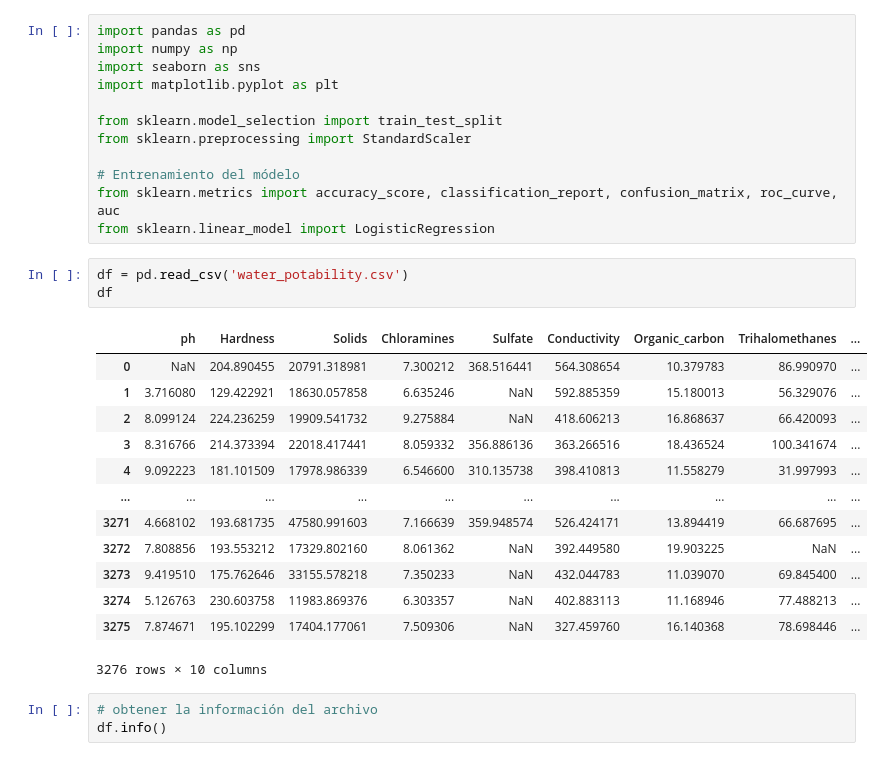
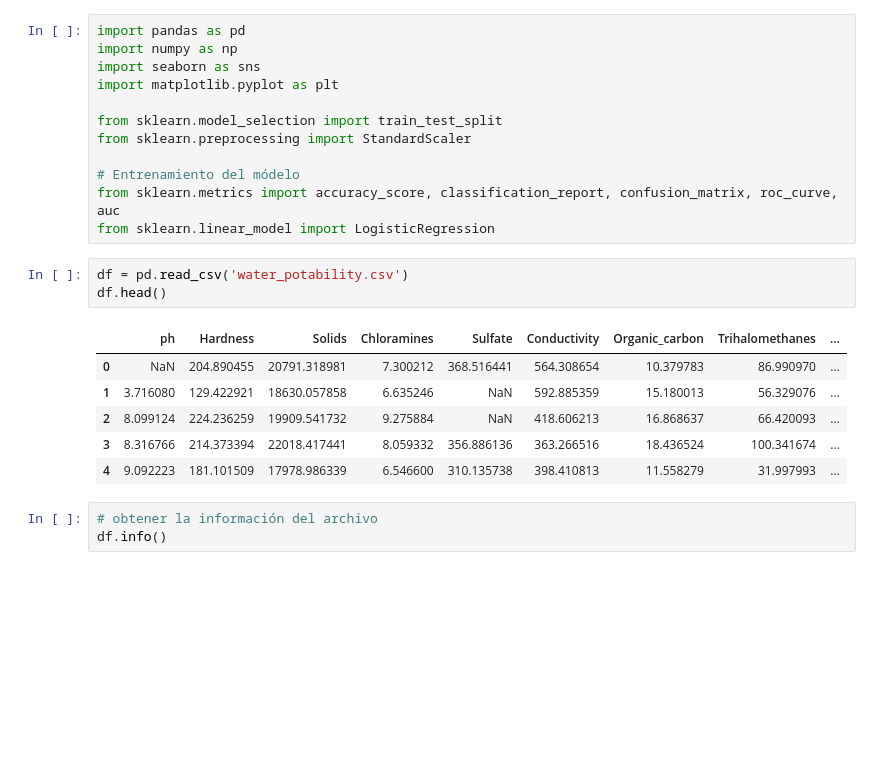
Before and after one commit to dbsrunsaac/inteligencia-artificial, a Jupyter notebook: MACHINE LEARNING/PYTHON/1. POTABILIDAD AGUA/potabilidad_agua.ipynb, the cells around one changed output. Drawn from its saved outputs; the diff is of its cells as text; blank space fills up the shorter version.

```diff
--- a/MACHINE LEARNING/PYTHON/1. POTABILIDAD AGUA/potabilidad_agua.ipynb
+++ b/MACHINE LEARNING/PYTHON/1. POTABILIDAD AGUA/potabilidad_agua.ipynb
@@ -12,21 +12,14 @@ from sklearn.metrics import accuracy_score, classification_report, confusion_mat
 from sklearn.linear_model import LogisticRegression
 # %%
 df = pd.read_csv('water_potability.csv')
-df
+df.head()
 # %% [output]
 |  | ph | Hardness | Solids | Chloramines | Sulfate | Conductivity | Organic_carbon | Trihalomethanes | ... |
 | 0 | NaN | 204.890455 | 20791.318981 | 7.300212 | 368.516441 | 564.308654 | 10.379783 | 86.990970 | ... |
 | 1 | 3.716080 | 129.422921 | 18630.057858 | 6.635246 | NaN | 592.885359 | 15.180013 | 56.329076 | ... |
 | 2 | 8.099124 | 224.236259 | 19909.541732 | 9.275884 | NaN | 418.606213 | 16.868637 | 66.420093 | ... |
 | 3 | 8.316766 | 214.373394 | 22018.417441 | 8.059332 | 356.886136 | 363.266516 | 18.436524 | 100.341674 | ... |
 | 4 | 9.092223 | 181.101509 | 17978.986339 | 6.546600 | 310.135738 | 398.410813 | 11.558279 | 31.997993 | ... |
-| ... | ... | ... | ... | ... | ... | ... | ... | ... | ... |
-| 3271 | 4.668102 | 193.681735 | 47580.991603 | 7.166639 | 359.948574 | 526.424171 | 13.894419 | 66.687695 | ... |
-| 3272 | 7.808856 | 193.553212 | 17329.802160 | 8.061362 | NaN | 392.449580 | 19.903225 | NaN | ... |
-| 3273 | 9.419510 | 175.762646 | 33155.578218 | 7.350233 | NaN | 432.044783 | 11.039070 | 69.845400 | ... |
-| 3274 | 5.126763 | 230.603758 | 11983.869376 | 6.303357 | NaN | 402.883113 | 11.168946 | 77.488213 | ... |
-| 3275 | 7.874671 | 195.102299 | 17404.177061 | 7.509306 | NaN | 327.459760 | 16.140368 | 78.698446 | ... |
-3276 rows × 10 columns
 # %%
 # obtener la información del archivo
 df.info()
```
Also changed, not shown: 1 other file.
